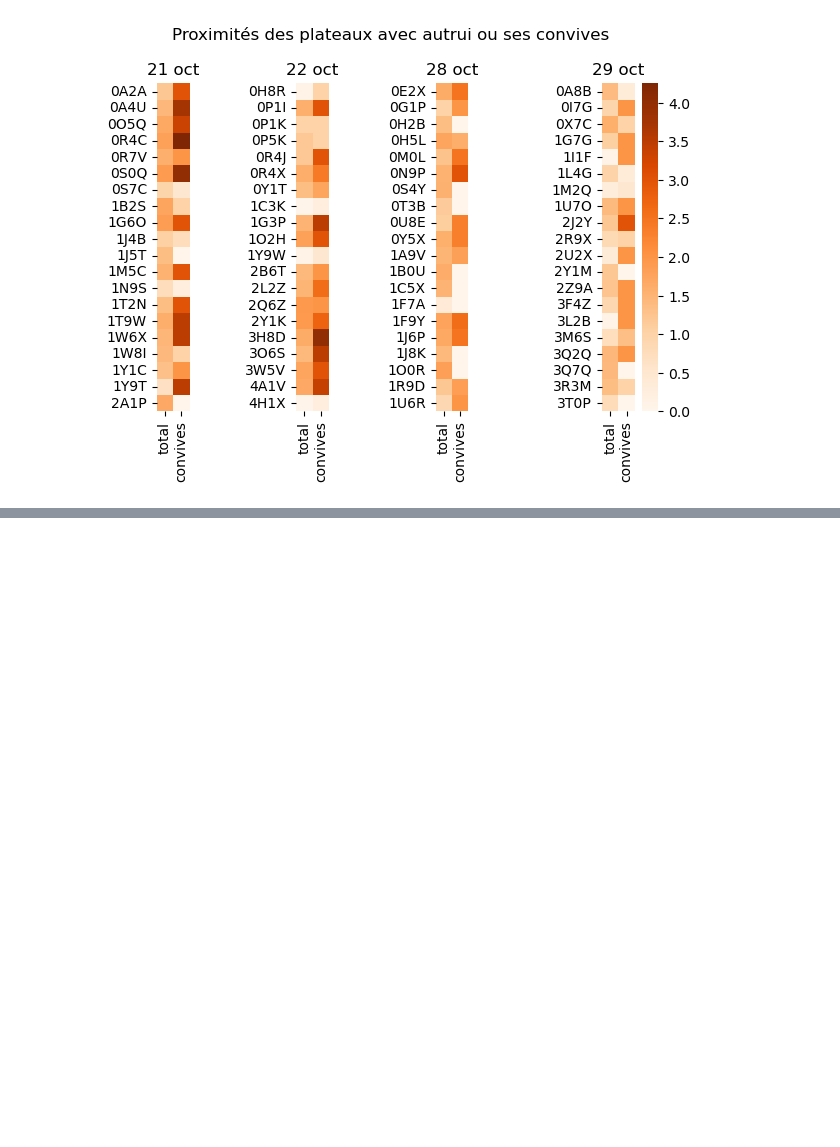
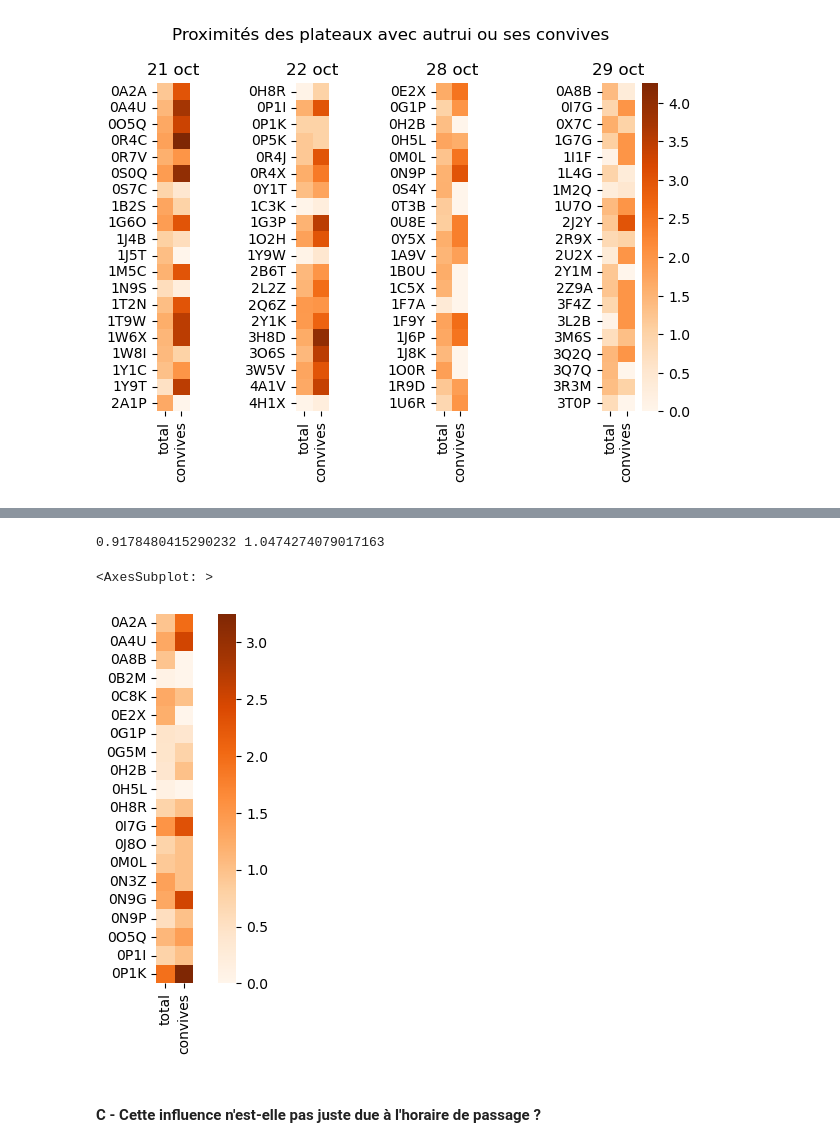
Before and after one commit to hippolyte456/Projet_MIChoCo, a Jupyter notebook: analyse/correlation_hélène.ipynb, the cells around one changed output, grey strips where cells are left out. Saved outputs shown, nothing was run; the diff lists cells and outputs as text; code cells hidden in the pictures; blank space fills up the shorter version.

Commit message:
figures

```diff
--- a/analyse/correlation_hélène.ipynb
+++ b/analyse/correlation_hélène.ipynb
@@ -9,4 +9,5 @@ warnings.filterwarnings(action='once')
 # %% [markdown]
 ### Chargement des données
 # %%
-merged = pd.read_csv('../data_CROUS/data_processed/merged_one_hot/merged_Forms_Choix.csv' , sep=",", encoding='latin-1')
+merged = pd.read_csv('../data_CROUS/data_processed/merged_one_hot/merged_Forms_Choix.csv' , sep=";", encoding='latin-1')
+print(merged.columns)
@@ -192,0 +199,6 @@ moyenne des produits scalaires
+# %%
+# Nous allons utiliser un nouveau fichier merged, qui lui représente les aliments sous forme de grande catégorie
+# et non pas de manière continue
+
+merged_cat = pd.read_csv('../data_CROUS/data_processed/merged_one_hot/merged_Forms_Choix_regrmt_Hélène.csv' , sep=";", encoding='latin-1')
+print(merged_cat.columns)
@@ -192,0 +269,12 @@ moyenne des produits scalaires
+# %%
+mean_tot_cat = corr_cat['corr_tot'].mean()
+mean_convives_cat = corr_cat['corr_convives'].mean(skipna = True)
+print(mean_tot_cat, mean_convives_cat)
+table = corr_cat[['corr_tot', 'corr_convives']].dropna(how='any')
+sns.heatmap(table[0:20], cmap = 'Oranges', square=True, yticklabels=corr_cat['individu'][0:20], xticklabels=['total', 'convives'])
+# %% [output]
+0.9178480415290232 1.0474274079017163
+<AxesSubplot: >
+[figure, added]
+# %% [markdown]
+#### C - Cette influence n'est-elle pas juste due à l'horaire de passage ?
```
Also changed, not shown: parts of 7 cells of this notebook, 7 other files.
